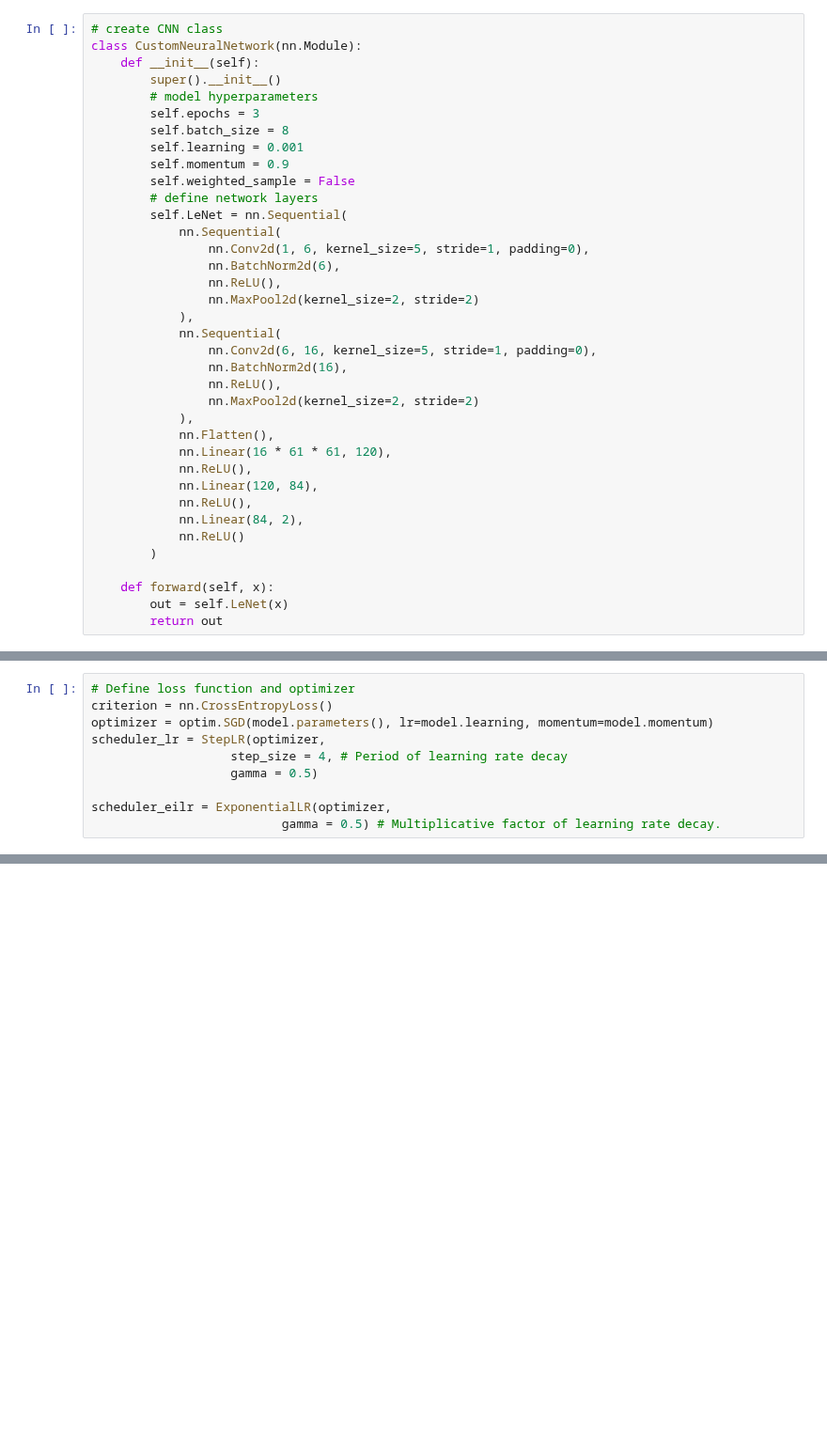
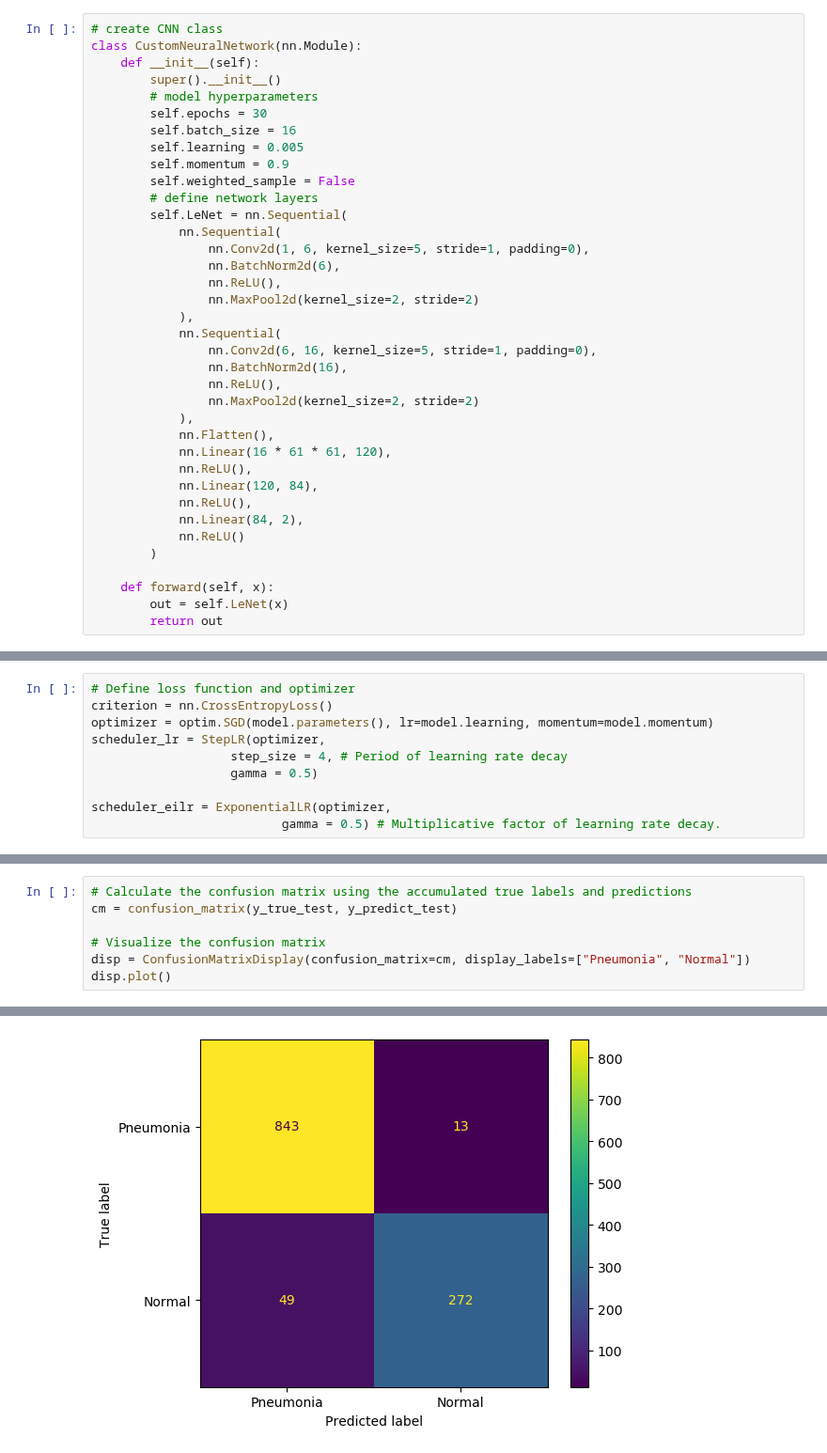
Before and after one commit to JPMartinezClaeys/30254-pneumoniacs, a Jupyter notebook: predict-pneumonia/neural_network.ipynb, the cells around one changed output, grey strips where cells are left out. Shown at 94% size. Saved outputs shown, nothing was run; the diff lists cells and outputs as text; blank space fills up the shorter version.

```diff
--- a/predict-pneumonia/neural_network.ipynb
+++ b/predict-pneumonia/neural_network.ipynb
@@ -30,9 +30,9 @@ class CustomNeuralNetwork(nn.Module):
     def __init__(self):
         super().__init__()
         # model hyperparameters
-        self.epochs = 3
-        self.batch_size = 8
-        self.learning = 0.001
+        self.epochs = 30
+        self.batch_size = 16
+        self.learning = 0.005
         self.momentum = 0.9
         self.weighted_sample = False
         # define network layers
@@ -242,0 +232,8 @@ test recall [0.9750778816199377]
+# %%
+# Calculate the confusion matrix using the accumulated true labels and predictions
+cm = confusion_matrix(y_true_test, y_predict_test)
+
+# Visualize the confusion matrix
+disp = ConfusionMatrixDisplay(confusion_matrix=cm, display_labels=["Pneumonia", "Normal"])
+disp.plot()
+# %% [output]
@@ -243,3 +241,4 @@ test recall [0.9750778816199377]
+[figure, added]
 # %%
 test_accuracy =  test_accuracies * model.epochs
 epochs = [i for i in range(1,model.epochs+1)]
```
Also changed, not shown: parts of 10 cells of this notebook.
